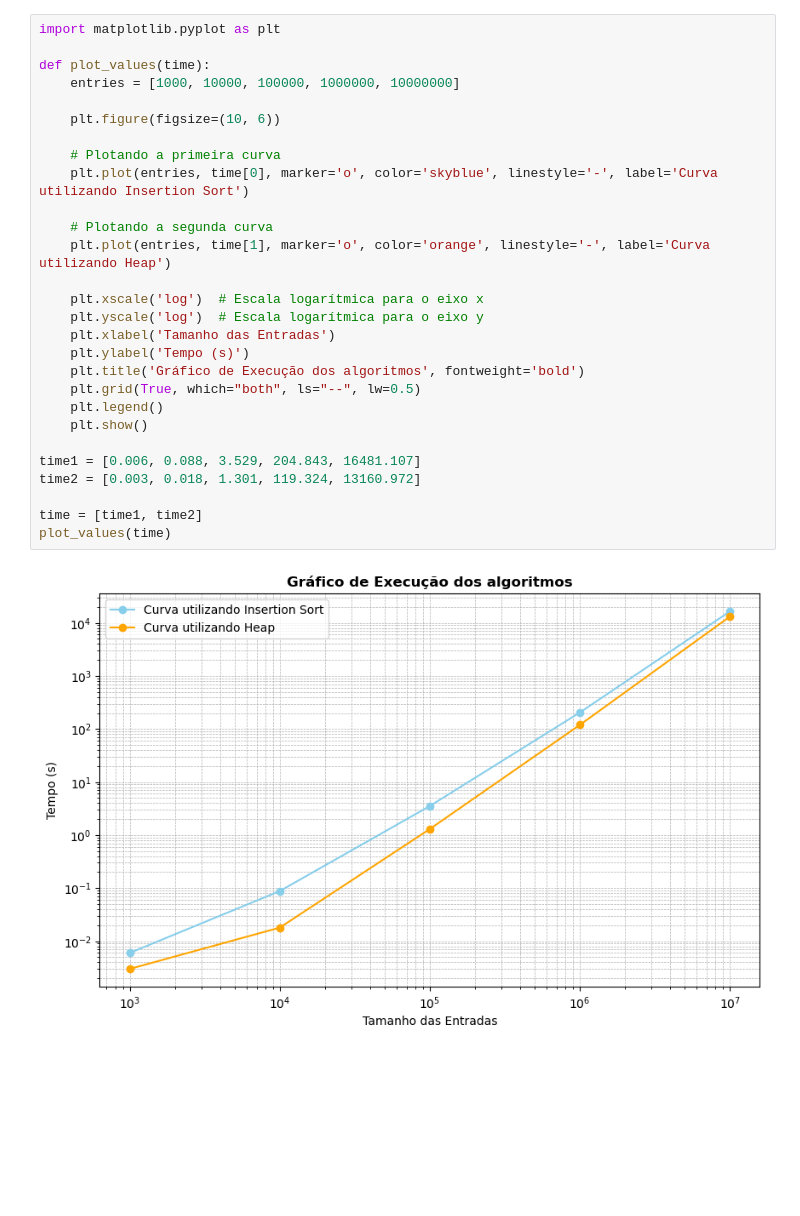
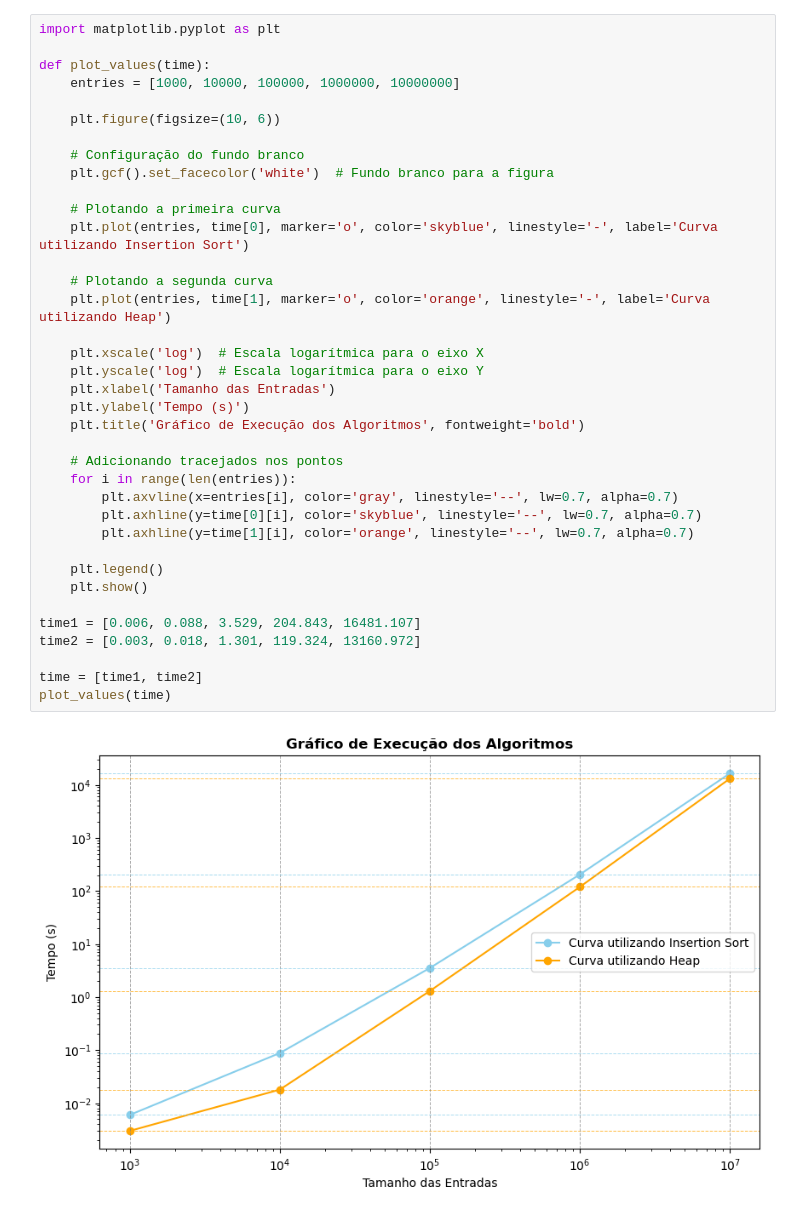
Before and after one commit to luisfti/busca_python, a Jupyter notebook: T2/resultados/teste.ipynb, the cells around one changed output. Saved outputs shown, nothing was run; the diff lists cells and outputs as text; blank space fills up the shorter version.

Commit message:
update graph

```diff
--- a/T2/resultados/teste.ipynb
+++ b/T2/resultados/teste.ipynb
@@ -1,30 +1,39 @@
 # %%
 import matplotlib.pyplot as plt
 
 def plot_values(time):
     entries = [1000, 10000, 100000, 1000000, 10000000]
 
     plt.figure(figsize=(10, 6))
 
+    # Configuração do fundo branco
+    plt.gcf().set_facecolor('white')  # Fundo branco para a figura
+
     # Plotando a primeira curva
     plt.plot(entries, time[0], marker='o', color='skyblue', linestyle='-', label='Curva utilizando Insertion Sort')
 
     # Plotando a segunda curva
     plt.plot(entries, time[1], marker='o', color='orange', linestyle='-', label='Curva utilizando Heap')
 
-    plt.xscale('log')  # Escala logarítmica para o eixo x
-    plt.yscale('log')  # Escala logarítmica para o eixo y
+    plt.xscale('log')  # Escala logarítmica para o eixo X
+    plt.yscale('log')  # Escala logarítmica para o eixo Y
     plt.xlabel('Tamanho das Entradas')
     plt.ylabel('Tempo (s)')
-    plt.title('Gráfico de Execução dos algoritmos', fontweight='bold')
-    plt.grid(True, which="both", ls="--", lw=0.5)
+    plt.title('Gráfico de Execução dos Algoritmos', fontweight='bold')
+
+    # Adicionando tracejados nos pontos
+    for i in range(len(entries)):
+        plt.axvline(x=entries[i], color='gray', linestyle='--', lw=0.7, alpha=0.7)
+        plt.axhline(y=time[0][i], color='skyblue', linestyle='--', lw=0.7, alpha=0.7)
+        plt.axhline(y=time[1][i], color='orange', linestyle='--', lw=0.7, alpha=0.7)
+
     plt.legend()
     plt.show()
 
 time1 = [0.006, 0.088, 3.529, 204.843, 16481.107]
 time2 = [0.003, 0.018, 1.301, 119.324, 13160.972]
 
 time = [time1, time2]
 plot_values(time)
 # %% [output]
-[figure, old version]
+[figure, new version]
```
Also changed, not shown: 2 other files.
